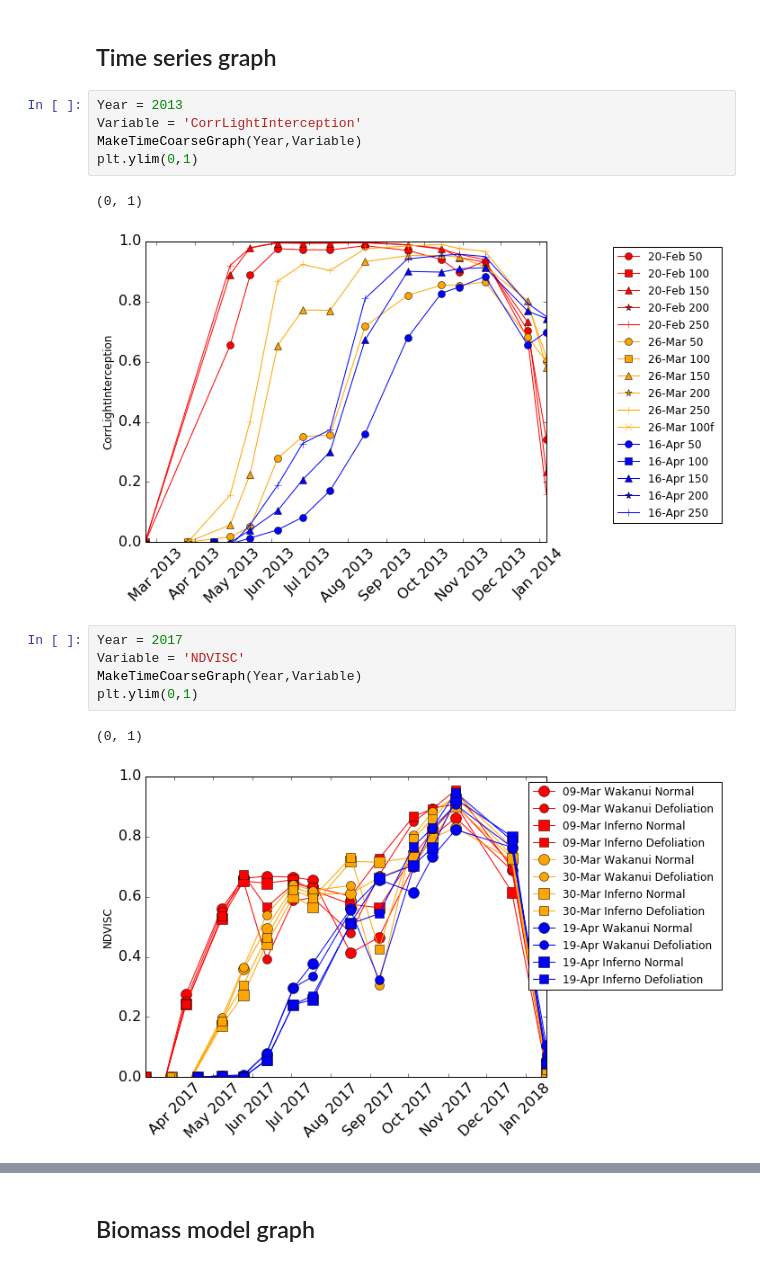
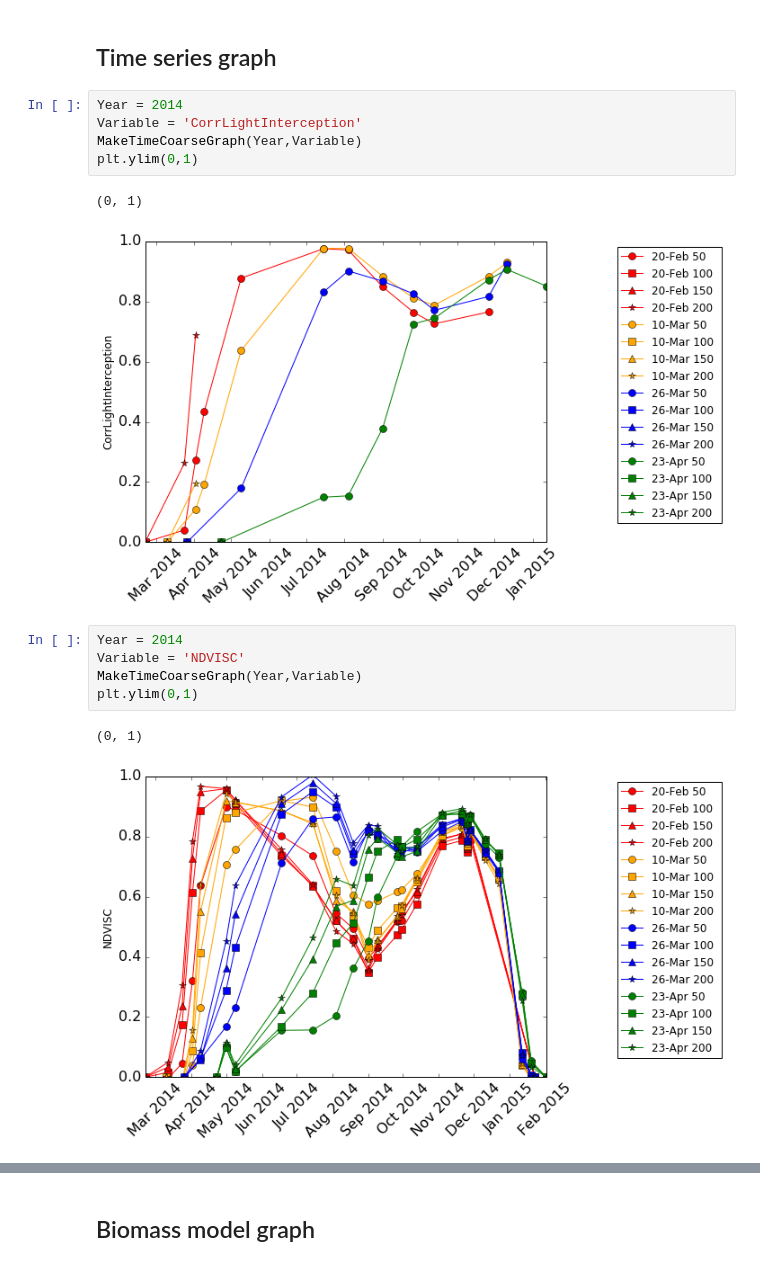
Before and after one commit to HamishBrownPFR/2020, a Jupyter notebook: CombinedAnalysis.ipynb, the cells around one changed output, grey strips where cells are left out. Cells and saved outputs as stored; diff of their text form.

```diff
--- a/CombinedAnalysis.ipynb
+++ b/CombinedAnalysis.ipynb
@@ -727,18 +724,18 @@ for Year in YearList:
 # %% [markdown]
 ## Time series graph
 # %%
-Year = 2013
+Year = 2014
 Variable = 'CorrLightInterception'
 MakeTimeCoarseGraph(Year,Variable)
 plt.ylim(0,1)
 # %% [output]
 (0, 1)
-[figure, old version]
+[figure, new version]
 # %%
-Year = 2017
+Year = 2014
 Variable = 'NDVISC'
 MakeTimeCoarseGraph(Year,Variable)
 plt.ylim(0,1)
 # %% [output]
 (0, 1)
-[figure, old version]
+[figure, new version]
```
Also changed, not shown: parts of 30 cells of this notebook.
